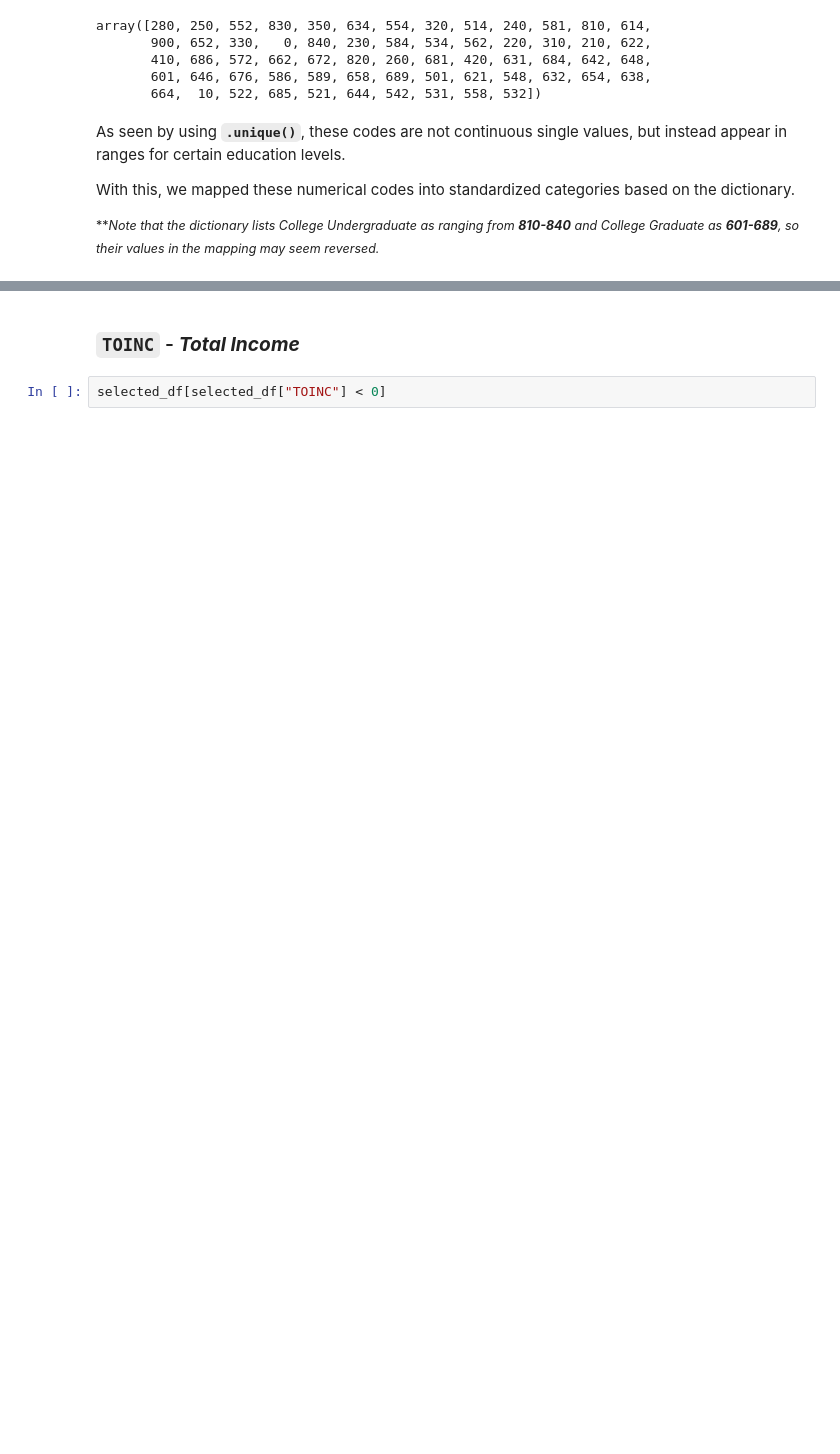
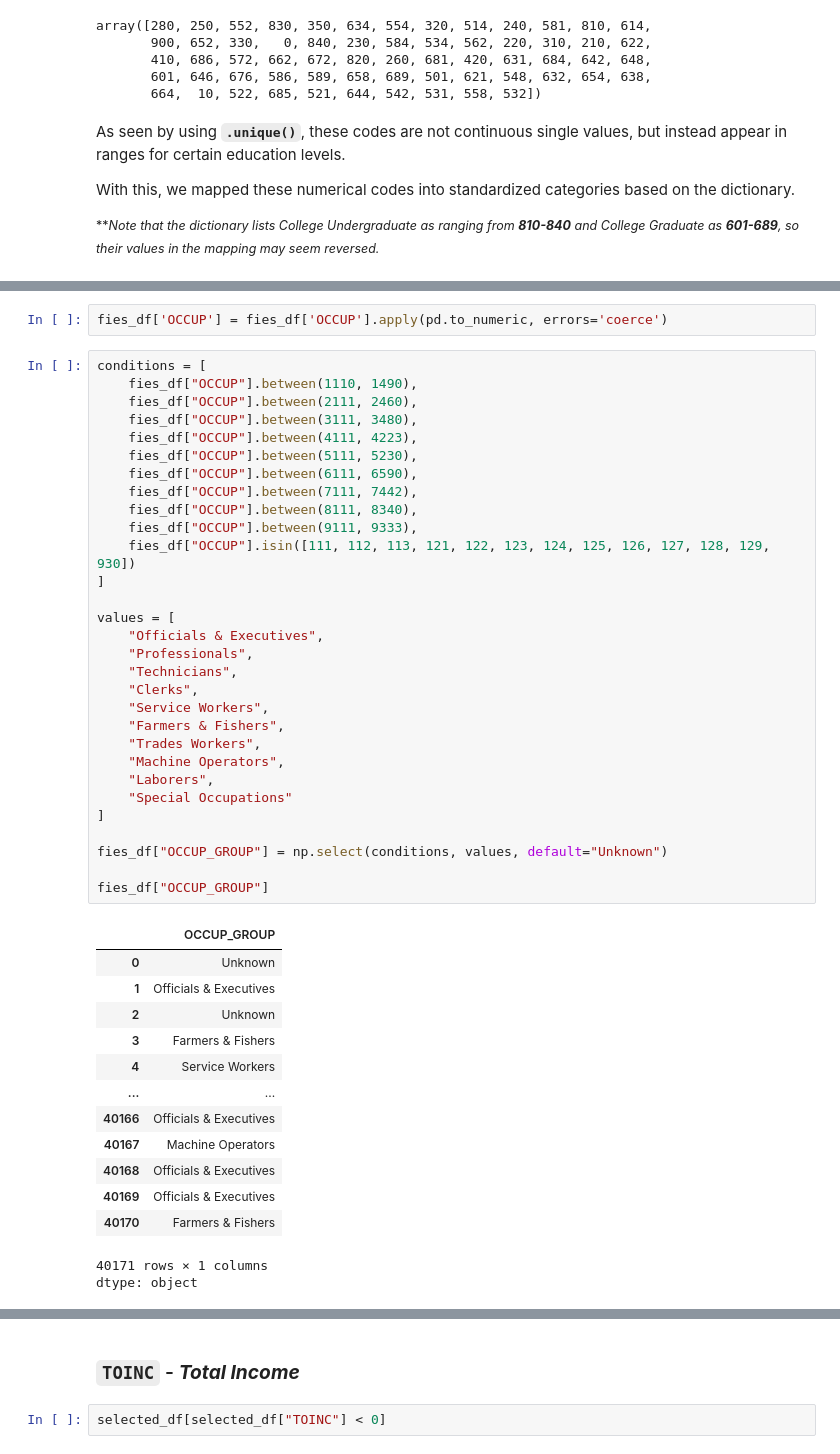
Before and after one commit to weeg16/STINTSY, a Jupyter notebook: main.ipynb, the cells around one changed output, grey strips where cells are left out. Drawn from its saved outputs; the diff is of its cells as text; blank space fills up the shorter version.

```diff
--- a/main.ipynb
+++ b/main.ipynb
@@ -191,0 +164,47 @@ selected_df['SEX'] = selected_df['SEX'].replace({1: 0, 2: 1})
+# %%
+fies_df['OCCUP'] = fies_df['OCCUP'].apply(pd.to_numeric, errors='coerce')
+# %%
+conditions = [
+    fies_df["OCCUP"].between(1110, 1490),
+    fies_df["OCCUP"].between(2111, 2460),
+    fies_df["OCCUP"].between(3111, 3480),
+    fies_df["OCCUP"].between(4111, 4223),
+    fies_df["OCCUP"].between(5111, 5230),
+    fies_df["OCCUP"].between(6111, 6590),
+    fies_df["OCCUP"].between(7111, 7442),
+    fies_df["OCCUP"].between(8111, 8340),
+    fies_df["OCCUP"].between(9111, 9333),
+    fies_df["OCCUP"].isin([111, 112, 113, 121, 122, 123, 124, 125, 126, 127, 128, 129, 930])
+]
+
+values = [
+    "Officials & Executives",
+    "Professionals",
+    "Technicians",
+    "Clerks",
+    "Service Workers",
+    "Farmers & Fishers",
+    "Trades Workers",
+    "Machine Operators",
+    "Laborers",
+    "Special Occupations"
+]
+
+fies_df["OCCUP_GROUP"] = np.select(conditions, values, default="Unknown")
+
+fies_df["OCCUP_GROUP"]
+# %% [output]
+|  | OCCUP_GROUP |
+| 0 | Unknown |
+| 1 | Officials & Executives |
+| 2 | Unknown |
+| 3 | Farmers & Fishers |
+| 4 | Service Workers |
+| ... | ... |
+| 40166 | Officials & Executives |
+| 40167 | Machine Operators |
+| 40168 | Officials & Executives |
+| 40169 | Officials & Executives |
+| 40170 | Farmers & Fishers |
+40171 rows × 1 columns
+dtype: object
```
Also changed, not shown: parts of 64 cells of this notebook.
